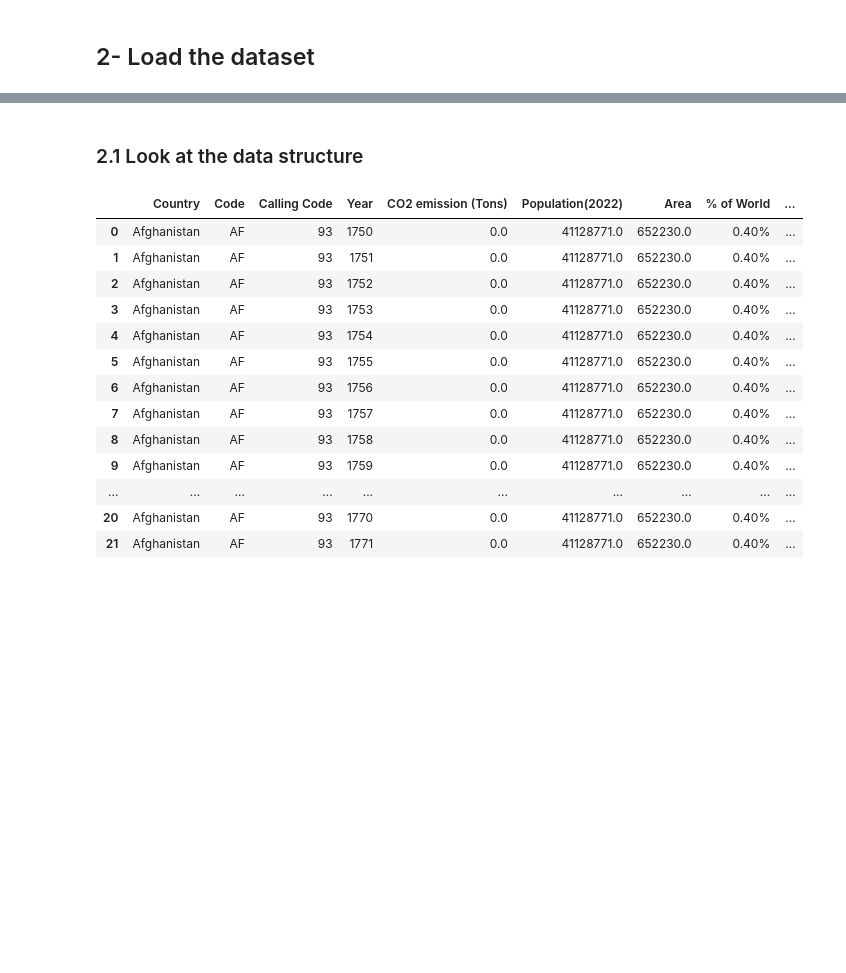
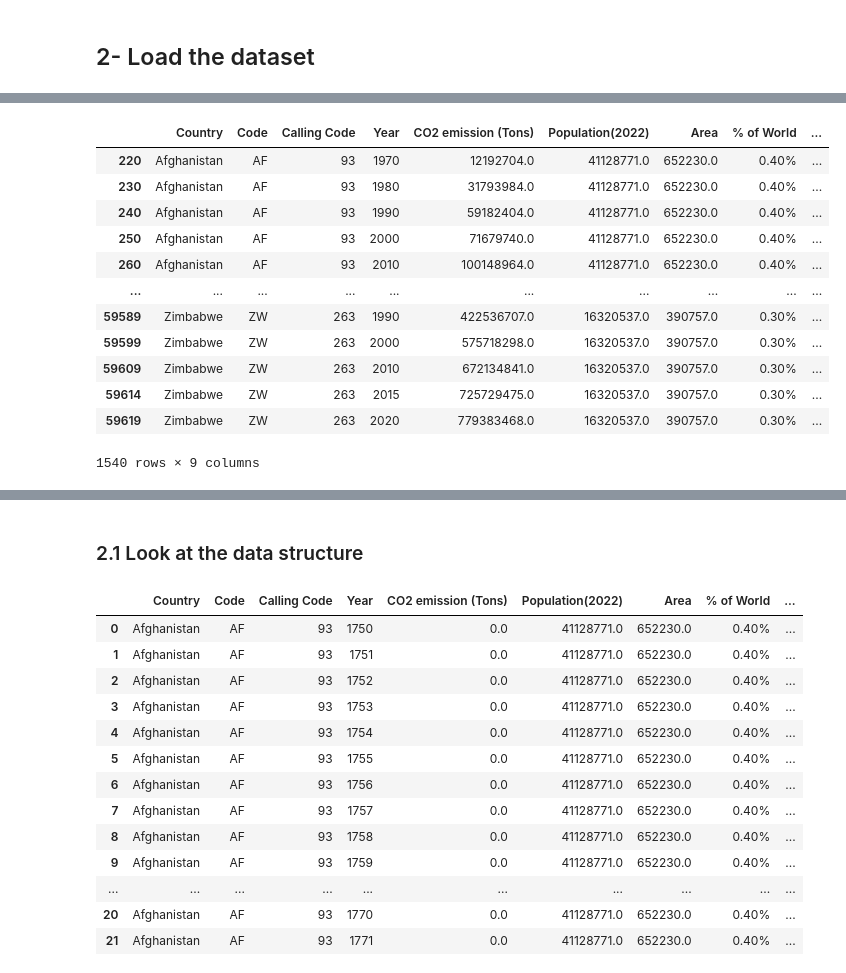
Before and after one commit to Nelius1k/Regression-Model, a Jupyter notebook: co2-Emissions.ipynb, the cells around one changed output, grey strips where cells are left out. Drawn from its saved outputs; the diff is of its cells as text; code cells hidden in the pictures; blank space fills up the shorter version.

```diff
--- a/co2-Emissions.ipynb
+++ b/co2-Emissions.ipynb
@@ -43,0 +83,21 @@ countries_emissions = pd.read_csv(file_path, encoding='latin1')
+# %%
+# List of years available in both Datasets
+valid_years = [1970, 1980, 1990, 2000, 2010, 2015, 2020]
+
+df1_clean = df1[df1['Year'].isin(valid_years)]
+
+df1_clean
+# %% [output]
+|  | Country | Code | Calling Code | Year | CO2 emission (Tons) | Population(2022) | Area | % of World | ... |
+| 220 | Afghanistan | AF | 93 | 1970 | 12192704.0 | 41128771.0 | 652230.0 | 0.40% | ... |
+| 230 | Afghanistan | AF | 93 | 1980 | 31793984.0 | 41128771.0 | 652230.0 | 0.40% | ... |
+| 240 | Afghanistan | AF | 93 | 1990 | 59182404.0 | 41128771.0 | 652230.0 | 0.40% | ... |
+| 250 | Afghanistan | AF | 93 | 2000 | 71679740.0 | 41128771.0 | 652230.0 | 0.40% | ... |
+| 260 | Afghanistan | AF | 93 | 2010 | 100148964.0 | 41128771.0 | 652230.0 | 0.40% | ... |
+| ... | ... | ... | ... | ... | ... | ... | ... | ... | ... |
+| 59589 | Zimbabwe | ZW | 263 | 1990 | 422536707.0 | 16320537.0 | 390757.0 | 0.30% | ... |
+| 59599 | Zimbabwe | ZW | 263 | 2000 | 575718298.0 | 16320537.0 | 390757.0 | 0.30% | ... |
+| 59609 | Zimbabwe | ZW | 263 | 2010 | 672134841.0 | 16320537.0 | 390757.0 | 0.30% | ... |
+| 59614 | Zimbabwe | ZW | 263 | 2015 | 725729475.0 | 16320537.0 | 390757.0 | 0.30% | ... |
+| 59619 | Zimbabwe | ZW | 263 | 2020 | 779383468.0 | 16320537.0 | 390757.0 | 0.30% | ... |
+1540 rows × 9 columns
```
Also changed, not shown: parts of 17 cells of this notebook, 2 other files.
